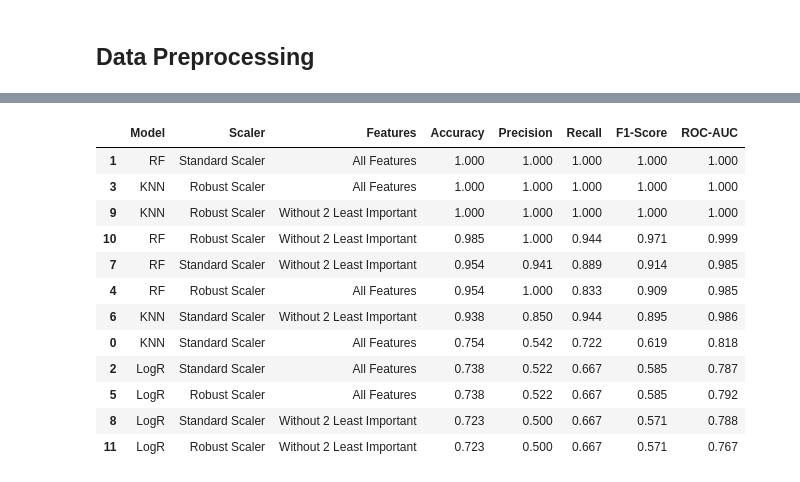
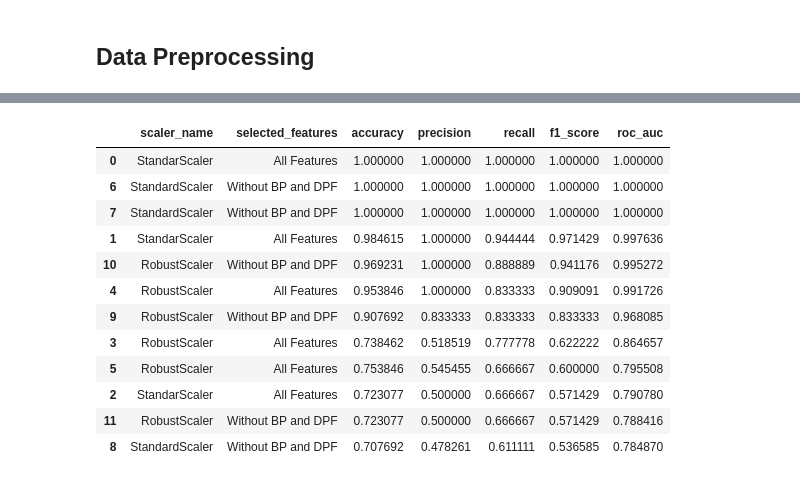
Before and after one commit to JuanRobledo12/gatech-ml-project, a Jupyter notebook: experiment_1.ipynb, the cells around one changed output, grey strips where cells are left out. Saved outputs shown, nothing was run; the diff lists cells and outputs as text; code cells hidden in the pictures.

```diff
--- a/experiment_1.ipynb
+++ b/experiment_1.ipynb
@@ -284,18 +291,18 @@ Confusion Matrix:
 # %%
 # Results
 results_df = pd.read_csv('experiment_results/experiment_1.csv')
-results_df.sort_values(by='F1-Score', ascending=False)
+results_df.sort_values(by='f1_score', ascending=False)
 # %% [output]
-|  | Model | Scaler | Features | Accuracy | Precision | Recall | F1-Score | ROC-AUC |
-| 1 | RF | Standard Scaler | All Features | 1.000 | 1.000 | 1.000 | 1.000 | 1.000 |
-| 3 | KNN | Robust Scaler | All Features | 1.000 | 1.000 | 1.000 | 1.000 | 1.000 |
-| 9 | KNN | Robust Scaler | Without 2 Least Important | 1.000 | 1.000 | 1.000 | 1.000 | 1.000 |
-| 10 | RF | Robust Scaler | Without 2 Least Important | 0.985 | 1.000 | 0.944 | 0.971 | 0.999 |
-| 7 | RF | Standard Scaler | Without 2 Least Important | 0.954 | 0.941 | 0.889 | 0.914 | 0.985 |
-| 4 | RF | Robust Scaler | All Features | 0.954 | 1.000 | 0.833 | 0.909 | 0.985 |
-| 6 | KNN | Standard Scaler | Without 2 Least Important | 0.938 | 0.850 | 0.944 | 0.895 | 0.986 |
-| 0 | KNN | Standard Scaler | All Features | 0.754 | 0.542 | 0.722 | 0.619 | 0.818 |
-| 2 | LogR | Standard Scaler | All Features | 0.738 | 0.522 | 0.667 | 0.585 | 0.787 |
-| 5 | LogR | Robust Scaler | All Features | 0.738 | 0.522 | 0.667 | 0.585 | 0.792 |
-| 8 | LogR | Standard Scaler | Without 2 Least Important | 0.723 | 0.500 | 0.667 | 0.571 | 0.788 |
-| 11 | LogR | Robust Scaler | Without 2 Least Important | 0.723 | 0.500 | 0.667 | 0.571 | 0.767 |
+|  | scaler_name | selected_features | accuracy | precision | recall | f1_score | roc_auc |
+| 0 | StandarScaler | All Features | 1.000000 | 1.000000 | 1.000000 | 1.000000 | 1.000000 |
+| 6 | StandardScaler | Without BP and DPF | 1.000000 | 1.000000 | 1.000000 | 1.000000 | 1.000000 |
+| 7 | StandardScaler | Without BP and DPF | 1.000000 | 1.000000 | 1.000000 | 1.000000 | 1.000000 |
+| 1 | StandarScaler | All Features | 0.984615 | 1.000000 | 0.944444 | 0.971429 | 0.997636 |
+| 10 | RobustScaler | Without BP and DPF | 0.969231 | 1.000000 | 0.888889 | 0.941176 | 0.995272 |
+| 4 | RobustScaler | All Features | 0.953846 | 1.000000 | 0.833333 | 0.909091 | 0.991726 |
+| 9 | RobustScaler | Without BP and DPF | 0.907692 | 0.833333 | 0.833333 | 0.833333 | 0.968085 |
+| 3 | RobustScaler | All Features | 0.738462 | 0.518519 | 0.777778 | 0.622222 | 0.864657 |
+| 5 | RobustScaler | All Features | 0.753846 | 0.545455 | 0.666667 | 0.600000 | 0.795508 |
+| 2 | StandarScaler | All Features | 0.723077 | 0.500000 | 0.666667 | 0.571429 | 0.790780 |
+| 11 | RobustScaler | Without BP and DPF | 0.723077 | 0.500000 | 0.666667 | 0.571429 | 0.788416 |
+| 8 | StandardScaler | Without BP and DPF | 0.707692 | 0.478261 | 0.611111 | 0.536585 | 0.784870 |
```
Also changed, not shown: parts of 8 cells of this notebook, 4 other files.
